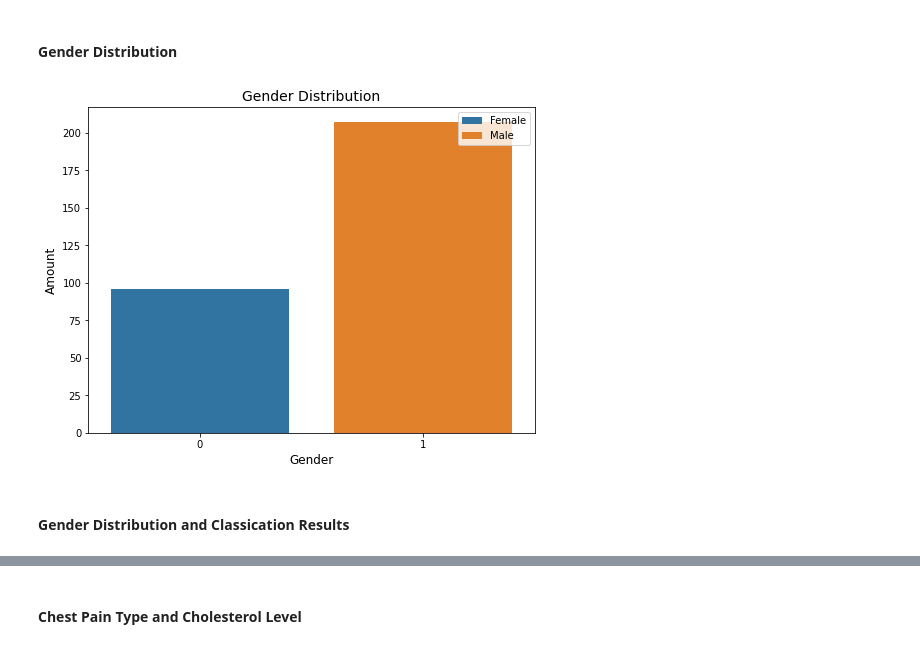
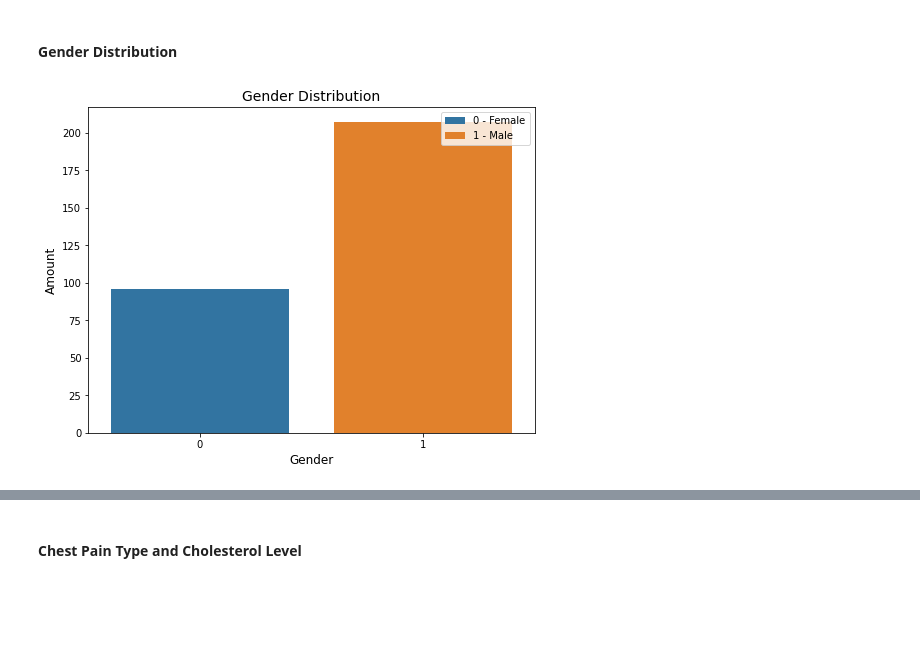
Before and after one commit to MarkLee7925/Heart-Classification-UCI, a Jupyter notebook: heart_DataVis_DNN.ipynb, the cells around one changed output, grey strips where cells are left out. Saved outputs shown, nothing was run; the diff lists cells and outputs as text; code cells hidden in the pictures; blank space fills up the shorter version.

```diff
--- a/heart_DataVis_DNN.ipynb
+++ b/heart_DataVis_DNN.ipynb
@@ -100,17 +107,15 @@ plt.show()
 # %% [markdown]
 #### Gender Distribution
 # %%
-# Gender
 plt.figure(figsize=(8, 6))
-labels = ['Female', 'Male']
+gender_labels = ['0 - Female', '1 - Male']
 gender_dist = df['sex']
 gender_plot = sns.countplot(x=df['sex'], hue=df['sex'], dodge=False)
+plt.yticks(np.arange(0, 225, 25))
 plt.xlabel('Gender', fontsize=12)
 plt.ylabel('Amount', fontsize=12)
 plt.title('Gender Distribution', fontsize=14)
-plt.legend(labels=labels, loc='upper right')
+plt.legend(labels=gender_labels, loc='upper right')
 plt.show()
 # %% [output]
-[figure, old version]
+[figure, new version]
-# %% [markdown]
-#### Gender Distribution and Classication Results
```
Also changed, not shown: parts of 18 cells of this notebook.
